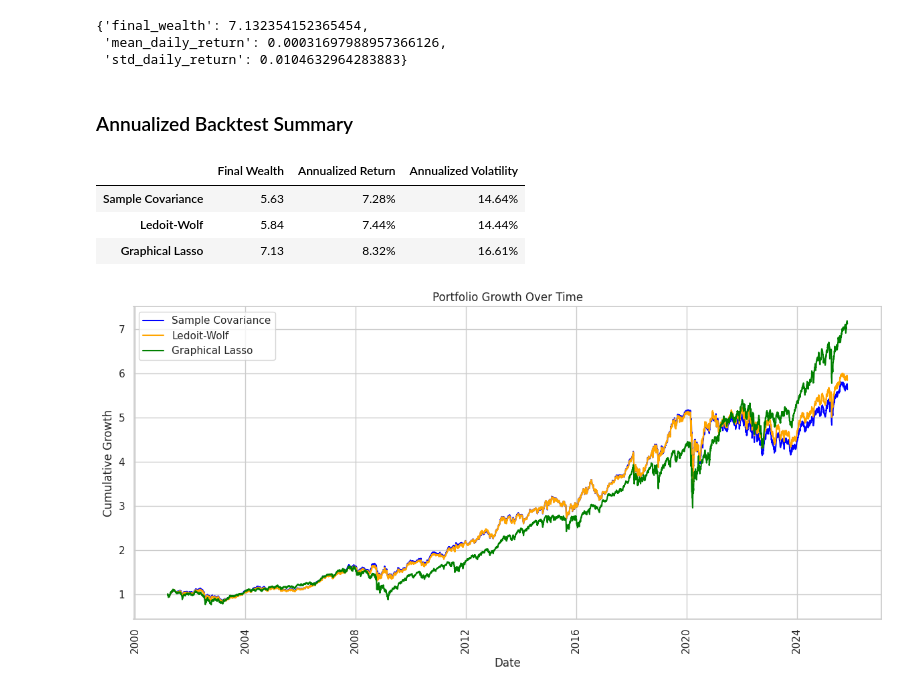
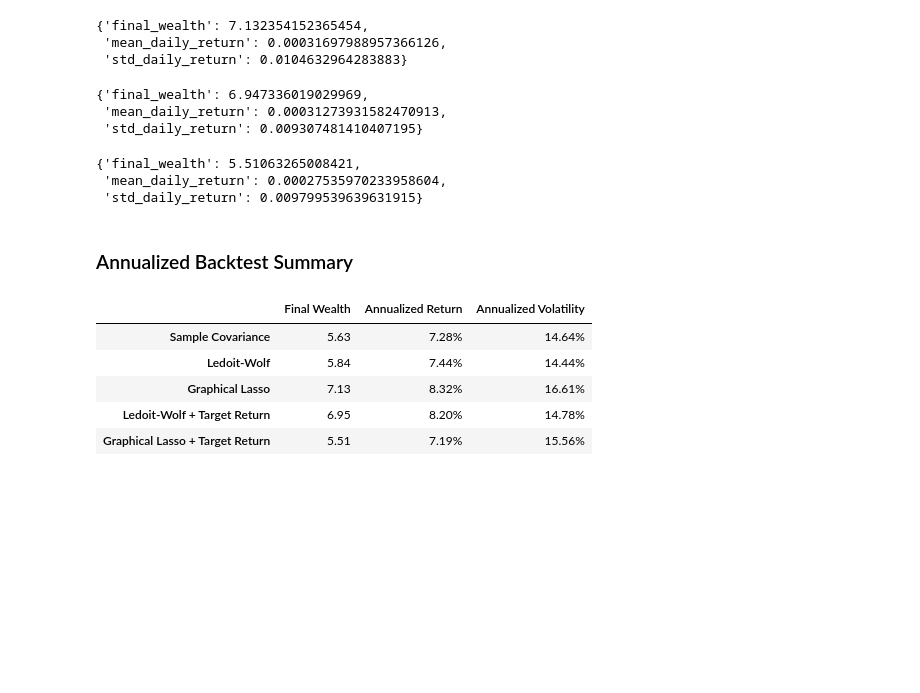
Before and after one commit to UCSB-PSTAT-134/Winter2026, a Jupyter notebook: lecture-slides/13-optimizing-stock-portfolio-allocation-2.ipynb, the cells around one changed output. Cells and saved outputs as stored; diff of their text form; code cells hidden in the pictures; blank space fills up the shorter version.

Commit message:
update portfolio allocation notebook

```diff
--- a/lecture-slides/13-optimizing-stock-portfolio-allocation-2.ipynb
+++ b/lecture-slides/13-optimizing-stock-portfolio-allocation-2.ipynb
@@ -1032,46 +1028,80 @@ bt_gl_results
 {'final_wealth': 7.132354152365454,
  'mean_daily_return': 0.00031697988957366126,
  'std_daily_return': 0.0104632964283883}
+# %%
+# perform backtest using ledoit-wolf shrinkage covariance estimator with target return
+bt_lw_tgt = rolling_backtest(
+  logret,
+  lookback=300,
+  rebalance=50,
+  cov_fn=ledoit_wolf_cov,
+  target_return=0.0007,  # ~0.07% daily return target equivalent to ~20% annual return
+  long_only=False,
+  ridge=1e-6,
+)
+bt_lw_tgt_returns = bt_lw_tgt['returns']
+bt_lw_tgt_wealth = np.exp(bt_lw_tgt_returns.cumsum())
+bt_lw_tgt_results = {
+  'final_wealth': float(bt_lw_tgt_wealth.iloc[-1]) if len(bt_lw_tgt_wealth) else np.nan,
+  'mean_daily_return': float(bt_lw_tgt_returns.mean()) if len(bt_lw_tgt_returns) else np.nan,
+  'std_daily_return': float(bt_lw_tgt_returns.std()) if len(bt_lw_tgt_returns) else np.nan,
+}
+
+bt_lw_tgt_results
+# %% [output]
+{'final_wealth': 6.947336019029969,
+ 'mean_daily_return': 0.00031273931582470913,
+ 'std_daily_return': 0.009307481410407195}
+# %%
+bt_gl_tgt = rolling_backtest(
+  logret,
+  lookback=300,
+  rebalance=50,
+  cov_fn=graphical_lasso_cov,
+  target_return=0.0007,  # ~0.07% daily return target equivalent to ~20% annual return
+  long_only=False,
+  ridge=1e-6,
+)
+bt_gl_tgt_returns = bt_gl_tgt['returns']
+bt_gl_tgt_wealth = np.exp(bt_gl_tgt_returns.cumsum())
+bt_gl_tgt_results = {
+  'final_wealth': float(bt_gl_tgt_wealth.iloc[-1]) if len(bt_gl_tgt_wealth) else np.nan,
+  'mean_daily_return': float(bt_gl_tgt_returns.mean()) if len(bt_gl_tgt_returns) else np.nan,
+  'std_daily_return': float(bt_gl_tgt_returns.std()) if len(bt_gl_tgt_returns) else np.nan,
+}
+
+bt_gl_tgt_results
+# %% [output]
+{'final_wealth': 5.51063265008421,
+ 'mean_daily_return': 0.00027535970233958604,
+ 'std_daily_return': 0.009799539639631915}
 # %% [markdown]
 ### Annualized Backtest Summary
 # %%
 # Build annualized summary from existing backtest result dicts
 bt_compare = pd.DataFrame(
-  [bt_results, bt_lw_results, bt_gl_results],
-  index=["Sample Covariance", "Ledoit-Wolf", "Graphical Lasso"]
+  [bt_results, bt_lw_results, bt_gl_results, bt_lw_tgt_results, bt_gl_tgt_results],
+  index=["Sample Covariance", "Ledoit-Wolf", "Graphical Lasso", "Ledoit-Wolf + Target Return", "Graphical Lasso + Target Return"]
 )
 
 bt_compare_annualized = pd.DataFrame({
   "Final Wealth": bt_compare["final_wealth"],
   "Annualized Return": np.exp(bt_compare["mean_daily_return"] * 252) - 1,
   "Annualized Volatility": bt_compare["std_daily_return"] * np.sqrt(252),
 })
 
 # Optional: percent formatting for readability
 bt_compare_annualized_style = bt_compare_annualized.style.format({
   "Final Wealth": "{:.2f}",
   "Annualized Return": "{:.2%}",
   "Annualized Volatility": "{:.2%}",
 })
 
 bt_compare_annualized_style
 # %% [output]
 |  | Final Wealth | Annualized Return | Annualized Volatility |
 | Sample Covariance | 5.63 | 7.28% | 14.64% |
 | Ledoit-Wolf | 5.84 | 7.44% | 14.44% |
 | Graphical Lasso | 7.13 | 8.32% | 16.61% |
+| Ledoit-Wolf + Target Return | 6.95 | 8.20% | 14.78% |
+| Graphical Lasso + Target Return | 5.51 | 7.19% | 15.56% |
-# %%
-# Plot the growth of the three portfolios
-plt.figure(figsize=(12, 6))
-plt.plot(bt_wealth.index, bt_wealth.values, label='Sample Covariance', color='blue')
-plt.plot(bt_lw_wealth.index, bt_lw_wealth.values, label='Ledoit-Wolf', color='orange')
-plt.plot(bt_gl_wealth.index, bt_gl_wealth.values, label='Graphical Lasso', color='green')
-plt.title('Portfolio Growth Over Time')
-plt.xlabel('Date')
-plt.ylabel('Cumulative Growth')
-plt.legend()
-plt.xticks(rotation=90)
-plt.tight_layout()
-plt.show()
-# %% [output]
-[figure, removed]
```
Also changed, not shown: parts of 7 cells of this notebook.
